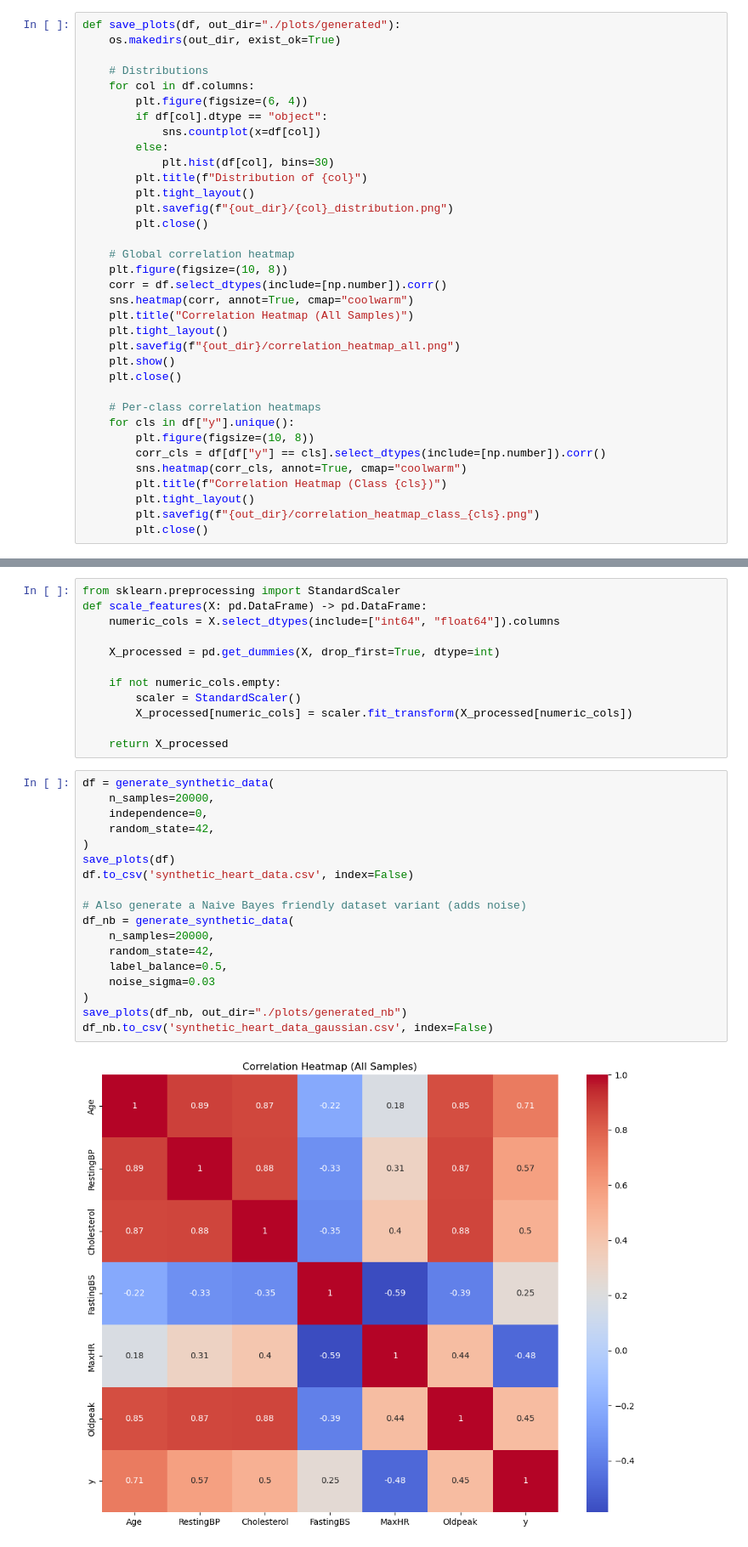
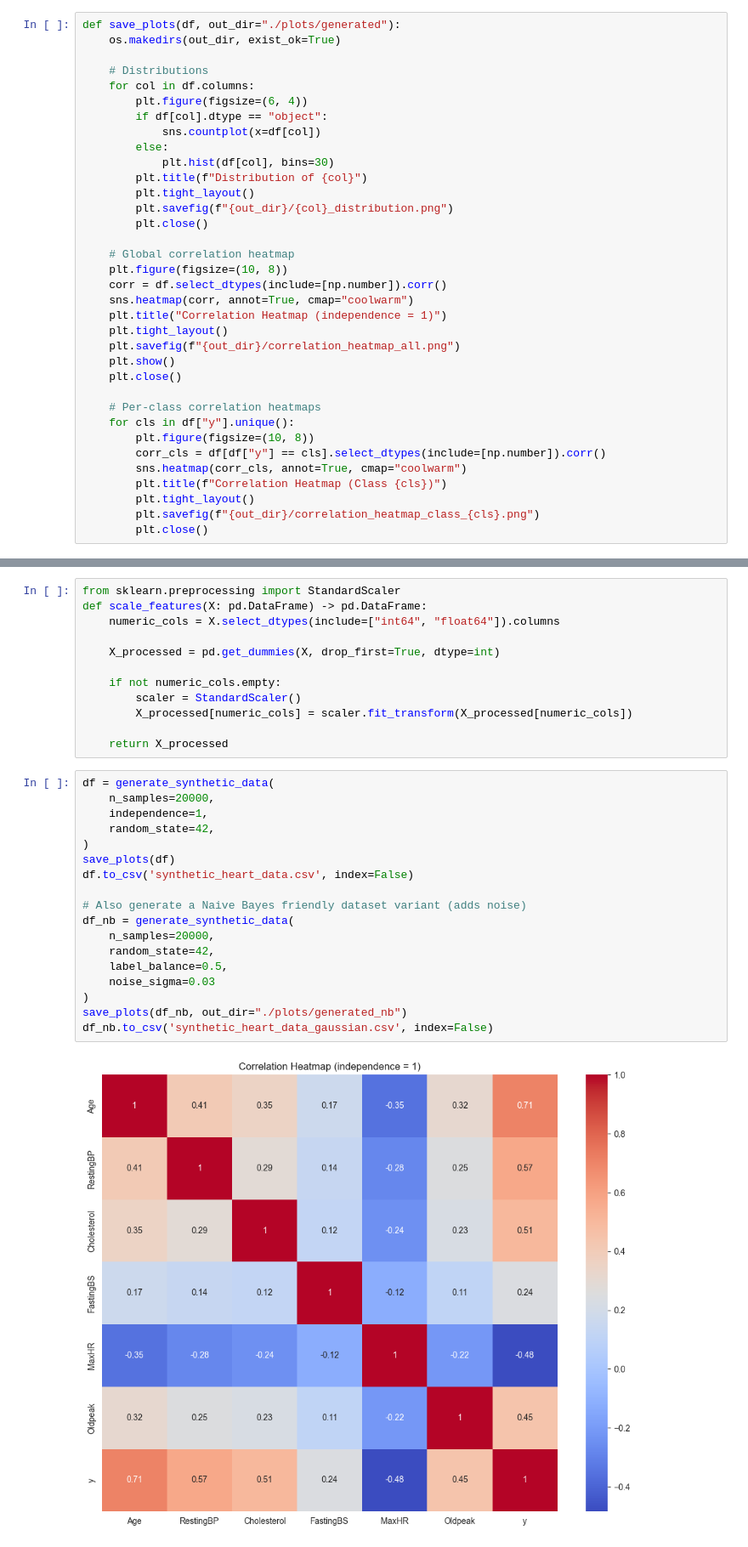
Before and after one commit to JanKoch99/MachineLearningDataMining, a Jupyter notebook: DataGeneration.ipynb, the cells around one changed output, grey strips where cells are left out. Shown at 85% size. Drawn from its saved outputs; the diff is of its cells as text.

Commit message:
Add more plots

```diff
--- a/DataGeneration.ipynb
+++ b/DataGeneration.ipynb
@@ -196,7 +197,7 @@ def save_plots(df, out_dir="./plots/generated"):
     plt.figure(figsize=(10, 8))
     corr = df.select_dtypes(include=[np.number]).corr()
     sns.heatmap(corr, annot=True, cmap="coolwarm")
-    plt.title("Correlation Heatmap (All Samples)")
+    plt.title("Correlation Heatmap (independence = 1)")
     plt.tight_layout()
     plt.savefig(f"{out_dir}/correlation_heatmap_all.png")
     plt.show()
@@ -265,20 +266,20 @@ def scale_features(X: pd.DataFrame) -> pd.DataFrame:
 # %%
 df = generate_synthetic_data(
     n_samples=20000,
-    independence=0,
+    independence=1,
     random_state=42,
 )
 save_plots(df)
 df.to_csv('synthetic_heart_data.csv', index=False)
 
 # Also generate a Naive Bayes friendly dataset variant (adds noise)
 df_nb = generate_synthetic_data(
     n_samples=20000,
     random_state=42,
     label_balance=0.5,
     noise_sigma=0.03
 )
 save_plots(df_nb, out_dir="./plots/generated_nb")
 df_nb.to_csv('synthetic_heart_data_gaussian.csv', index=False)
 # %% [output]
-[figure, old version]
+[figure, new version]
```
Also changed, not shown: parts of 6 cells of this notebook.
